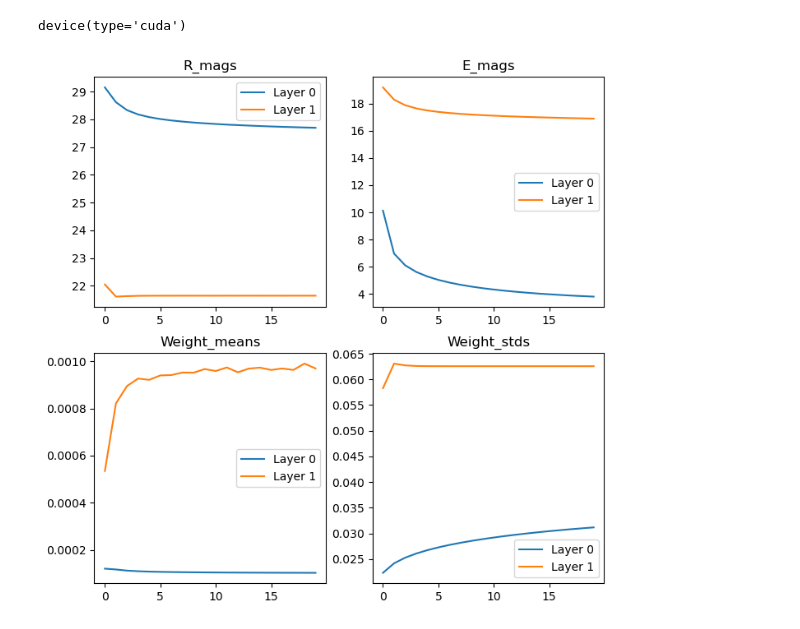
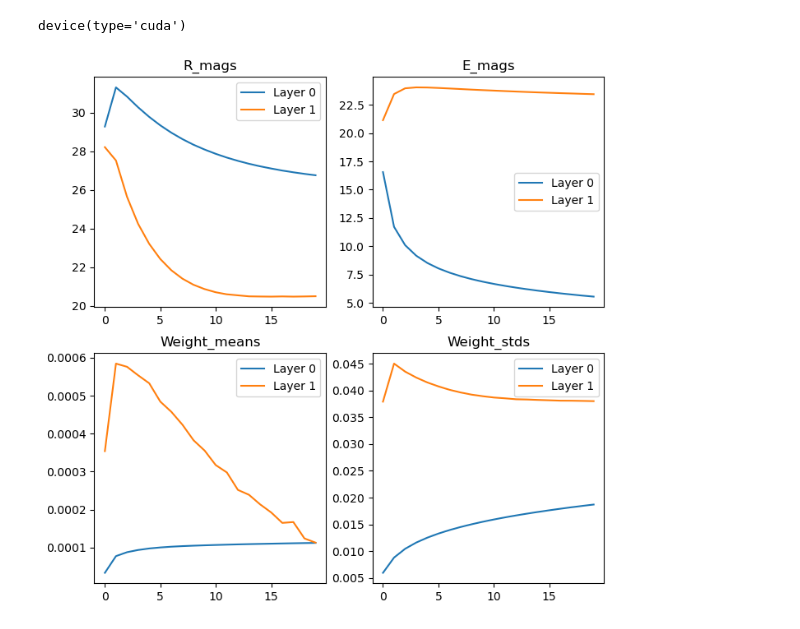
Before and after one commit to joeagriffith/pclib, a Jupyter notebook: mnist/mnist_pclinear.ipynb, the cells around one changed output. Saved outputs shown, nothing was run; the diff lists cells and outputs as text; code cells hidden in the pictures.

```diff
--- a/mnist/mnist_pclinear.ipynb
+++ b/mnist/mnist_pclinear.ipynb
@@ -27,24 +27,24 @@ dataset = datasets.MNIST('../Datasets/', train=True, download=False, transform=t
 # length = 1000
 # dataset = torch.utils.data.Subset(dataset, range(length))
 
-VAL_RATIO = 0.1
+VAL_RATIO = 0.0
 val_len = int(len(dataset) * VAL_RATIO)
 train_len = len(dataset) - val_len
 train_dataset, val_dataset = torch.utils.data.random_split(dataset, [train_len, val_len])
 train_dataset = PreloadedDataset.from_dataset(train_dataset, transform, device)
-val_dataset = PreloadedDataset.from_dataset(val_dataset, transforms.ToTensor(), device)
+# val_dataset = PreloadedDataset.from_dataset(val_dataset, transforms.ToTensor(), device)
 INPUT_SHAPE = 784
 NUM_CLASSES = 10
 # %%
 seed = 42
 torch.manual_seed(seed)
 model_name = "mnist_pclinear"
-model = SmallLinearClassifier(INPUT_SHAPE, NUM_CLASSES, [256]).to(device)
+model = SmallLinearClassifier(INPUT_SHAPE, NUM_CLASSES, [256], bias=True).to(device)
 step = 0
 stats = None
 # %%
 # Train Loop
-LEARNING_RATE = 0.0003
+LEARNING_RATE = 0.00034
 NUM_EPOCHS = 20
 BATCH_SIZE = 256
 REG_COEFF = 1.0
@@ -60,31 +60,31 @@ step, stats = train_lin(
     step=step,
     stats=stats,
     device=device,
 )
 fig, axs = plt.subplots(3 if track_td else 2, 2, figsize=(12 if track_td else 8, 8))
 for i in range(len(model.layers)):
     axs.flat[0].plot(stats['R_mags'][i], label=f"Layer {i}")
     axs.flat[1].plot(stats['E_mags'][i], label=f"Layer {i}")
     axs.flat[2].plot(stats['Weight_means'][i], label=f"Layer {i}")
     axs.flat[3].plot(stats['Weight_stds'][i], label=f"Layer {i}")
     if track_td:
         axs.flat[4].plot(stats['WeightTD_means'][i], label=f"Layer {i}")
         axs.flat[5].plot(stats['WeightTD_stds'][i], label=f"Layer {i}")
 
 
 axs.flat[0].set_title(f"R_mags")
 axs.flat[1].set_title(f"E_mags")
 axs.flat[2].set_title(f"Weight_means")
 axs.flat[3].set_title(f"Weight_stds")
 axs.flat[0].legend()
 axs.flat[1].legend()
 axs.flat[2].legend()
 axs.flat[3].legend()
 if track_td:
     axs.flat[4].set_title(f"WeightTD_means")
     axs.flat[5].set_title(f"WeightTD_stds")
     axs.flat[4].legend()
     axs.flat[5].legend()
 plt.show()
 # %% [output]
-[figure, old version]
+[figure, new version]
```
Also changed, not shown: parts of 1 cell of this notebook, 11 other files.
